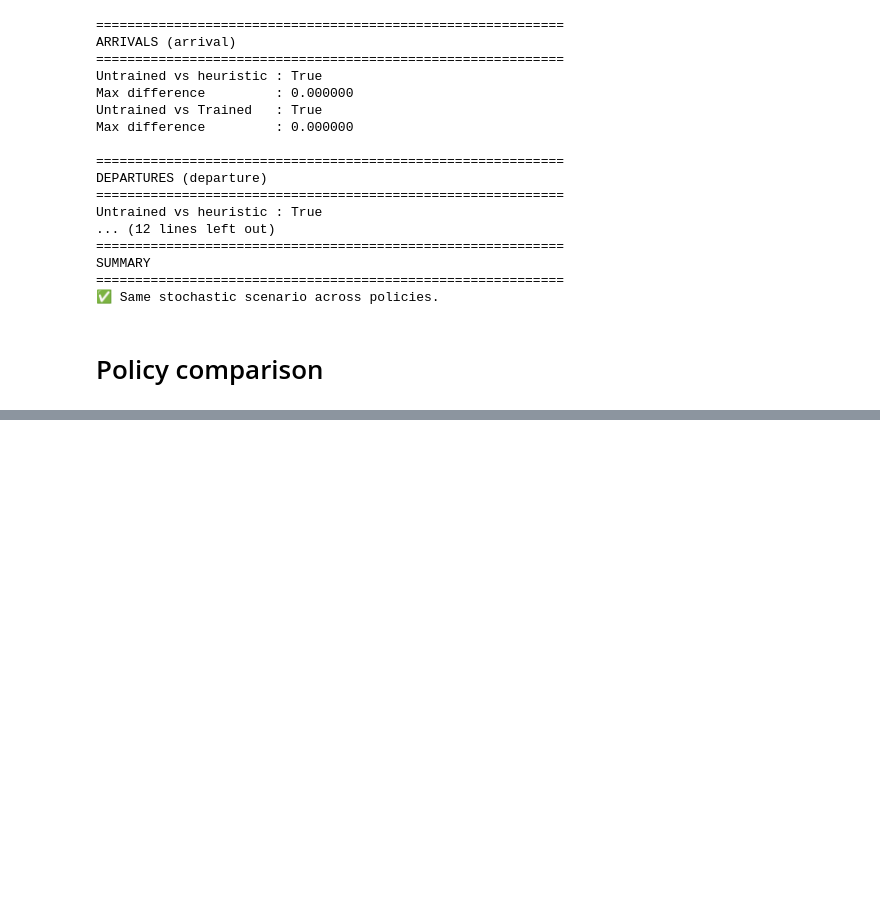
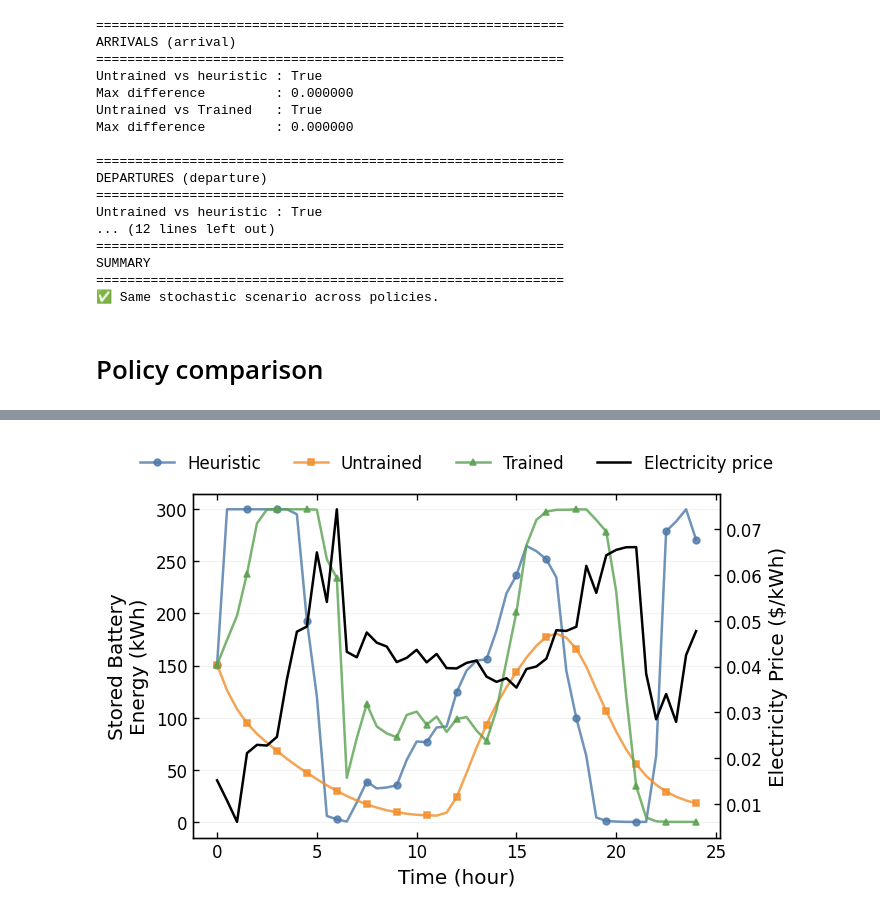
Before and after one commit to DenisseUrenda/stochastic-ems-policy, a Jupyter notebook: notebooks/02_policy_comparison.ipynb, the cells around one changed output, grey strips where cells are left out. Cells and saved outputs as stored; diff of their text form; code cells hidden in the pictures; blank space fills up the shorter version.

```diff
--- a/notebooks/02_policy_comparison.ipynb
+++ b/notebooks/02_policy_comparison.ipynb
@@ -613,0 +640,63 @@ J        -8.0739    -6.7277  -27.1034
+# %%
+import matplotlib.pyplot as plt
+import sys
+
+from source.plotting import *
+
+sys.path.append("..")
+plt.style.use("../styles/notebook.mplstyle")
+# %%
+from pathlib import Path
+
+save_dir = Path("../figures/policy_comparison")
+save_dir.mkdir(parents=True, exist_ok=True)
+# %%
+fig, ax1 = plt.subplots(figsize=(6, 4))
+
+trained_history = results["trained"]
+
+price_mean = trained_history["state"][..., 3].detach().numpy().mean(axis=1)
+time = trained_history["time"].detach().numpy()
+
+
+ax1, handles, labels = plot_policy_metric(
+    results,
+    metric_key="state",
+    metric_idx=2,
+    ax=ax1,
+)
+
+ax1.set_ylabel("Stored Battery\nEnergy (kWh)")
+
+ax2 = ax1.twinx()
+
+line_price = ax2.plot(
+    time,
+    price_mean,
+    color="black",
+    lw=1.5,
+    label="Electricity Price",
+)
+
+handles += line_price
+labels += ["Electricity Price"]
+
+labels = [l.capitalize() for l in labels]
+
+ax1.legend(
+    handles,
+    labels,
+    loc="lower center",
+    bbox_to_anchor=(0.5, 1.02),
+    ncol=4,
+    frameon=False,
+)
+
+ax2.grid(False)
+ax2.set_ylabel("Electricity Price ($/kWh)")
+
+plt.tight_layout()
+fig.savefig(save_dir / "stored_battery_energy_price.pdf")
+plt.show()
+# %% [output]
+[figure, added]
```
Also changed, not shown: parts of 10 cells of this notebook, 24 other files.
